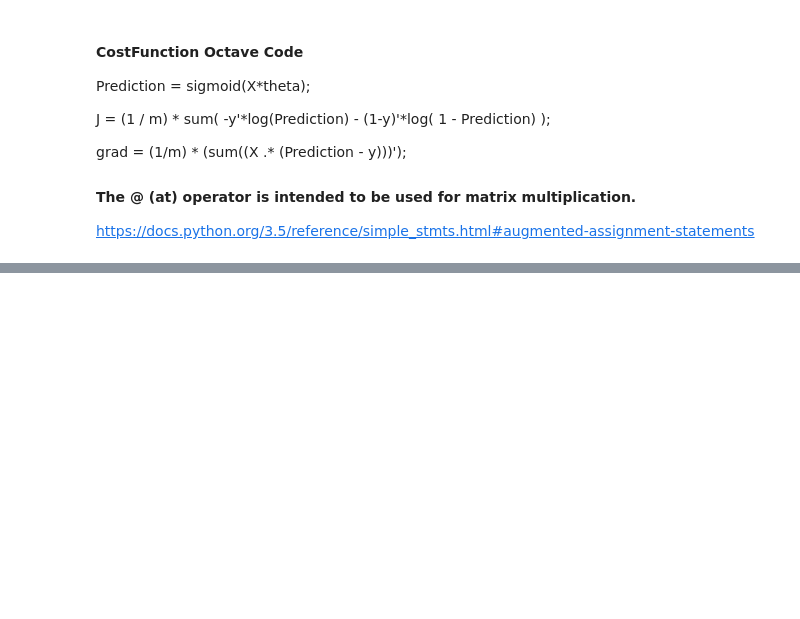
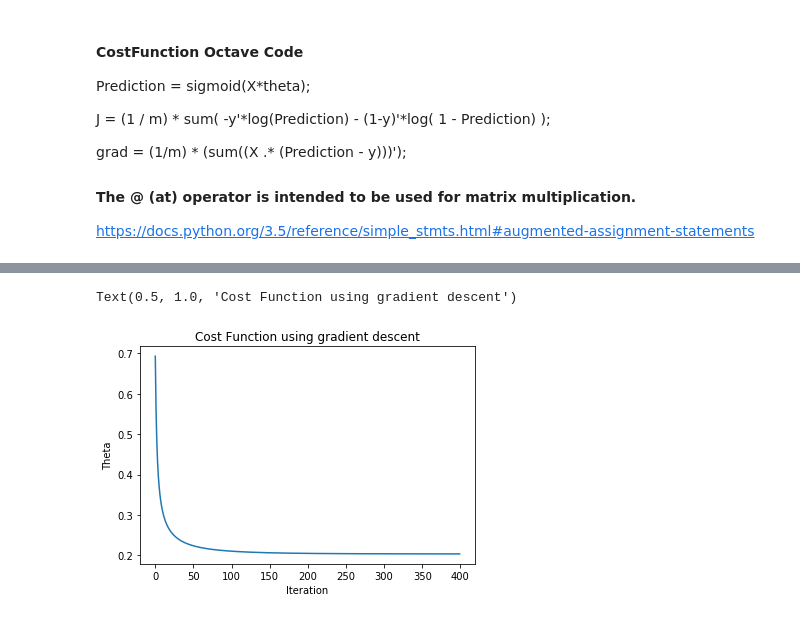
Before and after one commit to AasaiAlangaram/Regression-Python-Implementation, a Jupyter notebook: Logistic Regression.ipynb, the cells around one changed output, grey strips where cells are left out. Drawn from its saved outputs; the diff is of its cells as text; code cells hidden in the pictures; blank space fills up the shorter version.

```diff
--- a/Logistic Regression.ipynb
+++ b/Logistic Regression.ipynb
@@ -121,0 +183,2 @@ options = optimset('GradObj', 'on', 'MaxIter', 400);\
+# %%
+theta , J_history = compute_gradient(X,y,initial_theta,1,400)
@@ -121,0 +193,8 @@ options = optimset('GradObj', 'on', 'MaxIter', 400);\
+# %%
+plt.plot(J_history)
+plt.xlabel('Iteration')
+plt.ylabel('Theta')
+plt.title('Cost Function using gradient descent')
+# %% [output]
+Text(0.5, 1.0, 'Cost Function using gradient descent')
+[figure, added]
```
Also changed, not shown: parts of 19 cells of this notebook.
